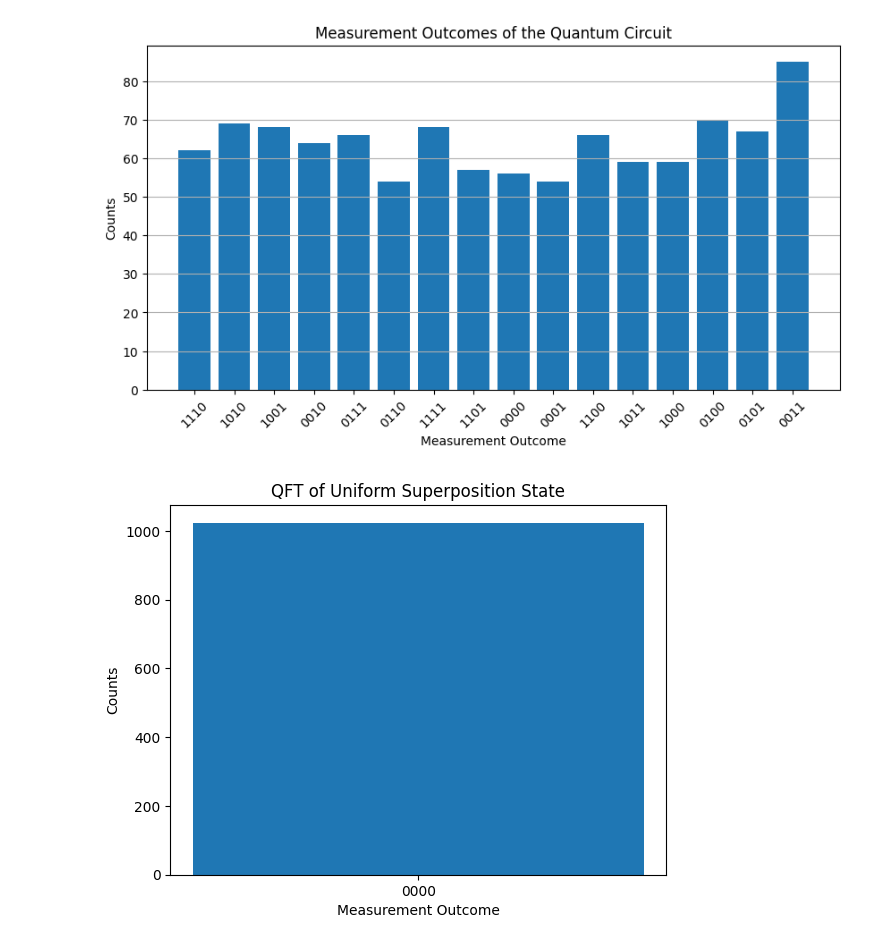
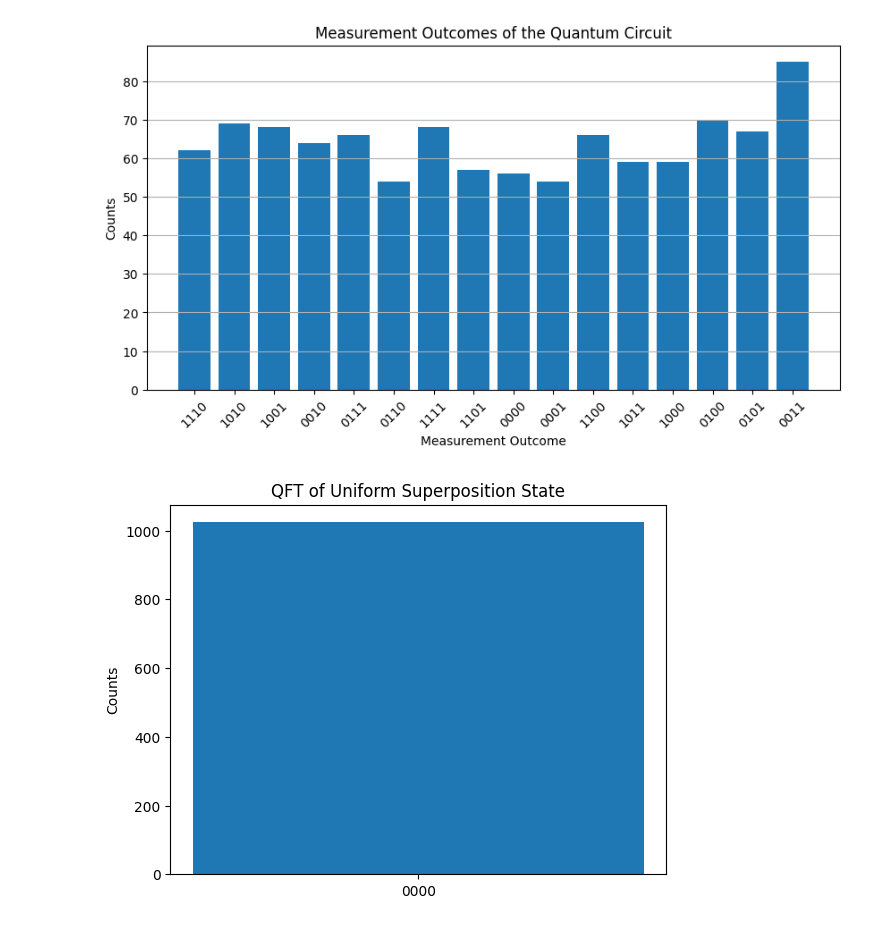
Before and after one commit to MaximilianHaug/FP_QSIM, a Jupyter notebook: playground/qiskit101.ipynb, the cells around one changed output. Drawn from its saved outputs; the diff is of its cells as text; code cells hidden in the pictures.

Commit message:
small plot adjustment

```diff
--- a/playground/qiskit101.ipynb
+++ b/playground/qiskit101.ipynb
@@ -64,27 +64,26 @@ plt.show()
 # %%
 from qiskit import QuantumCircuit, transpile
 from qiskit.circuit.library import QFT
 from qiskit_aer import AerSimulator
 import matplotlib.pyplot as plt
 
 circ_d = QuantumCircuit(4)
 
 circ_d.h(range(4))
 
 circ_d.append(QFT(4), range(4))
 
 circ_d.measure_all()
 
 simulator = AerSimulator()
 compiled_circ_d = transpile(circ_d, simulator, basis_gates=['cx', 'u'])
 
 result_d = simulator.run(compiled_circ_d, shots=1024).result()
 counts_d = result_d.get_counts()
 
 plt.bar(counts_d.keys(), counts_d.values())
 plt.title('QFT of Uniform Superposition State')
-plt.xlabel('Measurement Outcome')
 plt.ylabel('Counts')
 plt.show()
 # %% [output]
-[figure, old version]
+[figure, new version]
```
